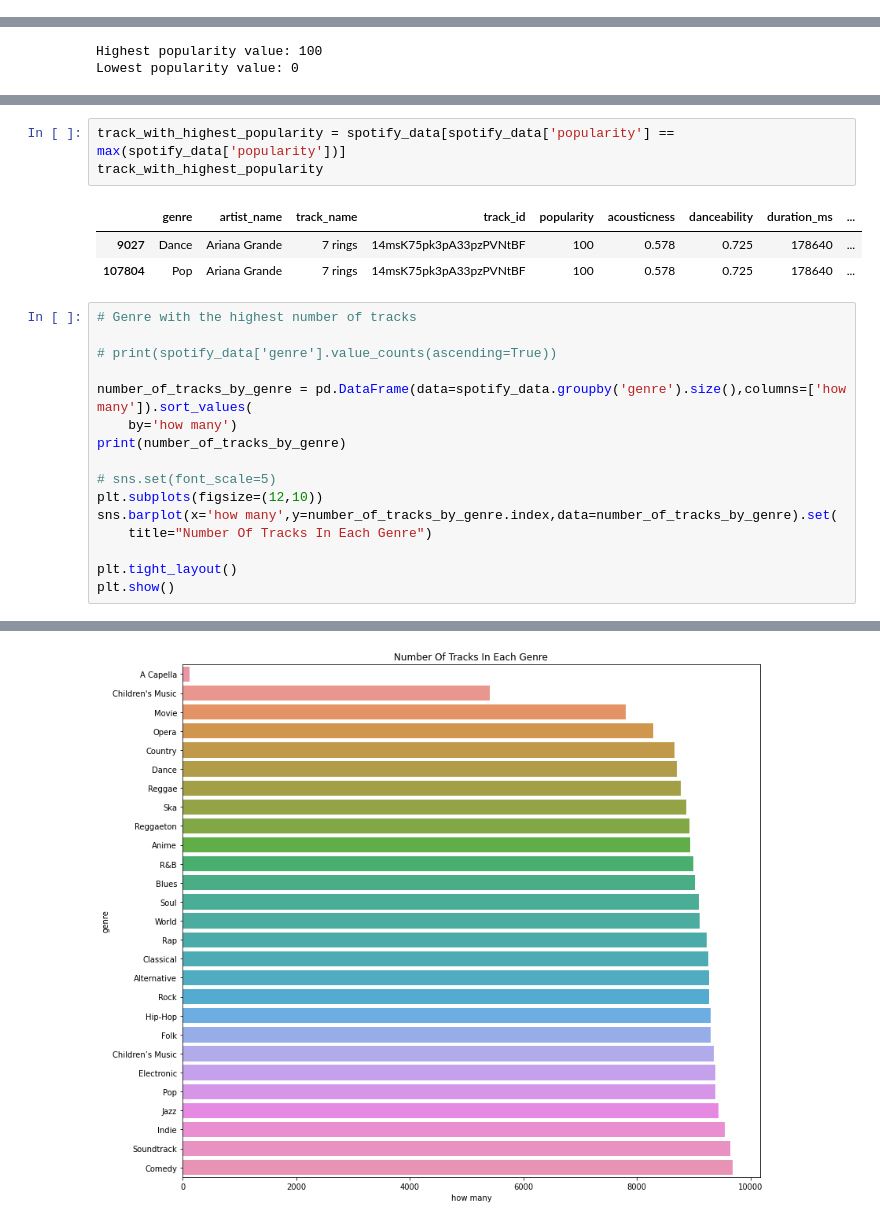
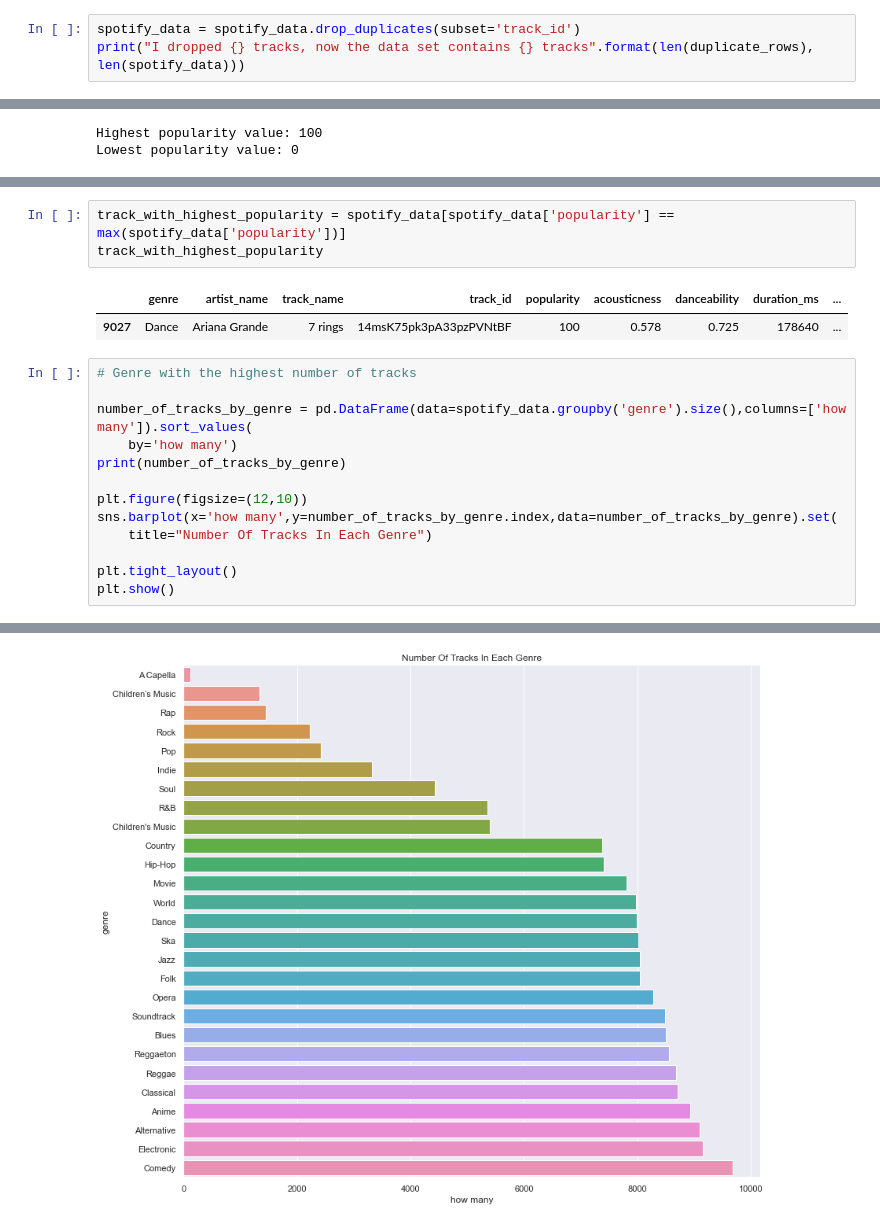
Before and after one commit to itamarKraitman/Spotify_data_analysis, a Jupyter notebook: Spotify.ipynb, the cells around one changed output, grey strips where cells are left out. Saved outputs shown, nothing was run; the diff lists cells and outputs as text.

Commit message:
done with visuallization, some comments

```diff
--- a/Spotify.ipynb
+++ b/Spotify.ipynb
@@ -83,0 +90,3 @@ duplicate_rows
+# %%
+spotify_data = spotify_data.drop_duplicates(subset='track_id')
+print("I dropped {} tracks, now the data set contains {} tracks".format(len(duplicate_rows), len(spotify_data)))
@@ -137,18 +151,14 @@ track_with_highest_popularity
 # %% [output]
 |  | genre | artist_name | track_name | track_id | popularity | acousticness | danceability | duration_ms | ... |
 | 9027 | Dance | Ariana Grande | 7 rings | 14msK75pk3pA33pzPVNtBF | 100 | 0.578 | 0.725 | 178640 | ... |
-| 107804 | Pop | Ariana Grande | 7 rings | 14msK75pk3pA33pzPVNtBF | 100 | 0.578 | 0.725 | 178640 | ... |
 # %%
 # Genre with the highest number of tracks
-
-# print(spotify_data['genre'].value_counts(ascending=True))
 
 number_of_tracks_by_genre = pd.DataFrame(data=spotify_data.groupby('genre').size(),columns=['how many']).sort_values(
     by='how many')
 print(number_of_tracks_by_genre)
 
-# sns.set(font_scale=5)
-plt.subplots(figsize=(12,10))
+plt.figure(figsize=(12,10))
 sns.barplot(x='how many',y=number_of_tracks_by_genre.index,data=number_of_tracks_by_genre).set(
     title="Number Of Tracks In Each Genre")
 
@@ -175,4 +185,4 @@ Comedy                9681
-[figure, old version]
+[figure, new version]
 # %%
 # Popularity of each genre
 
```
Also changed, not shown: parts of 20 cells of this notebook.
